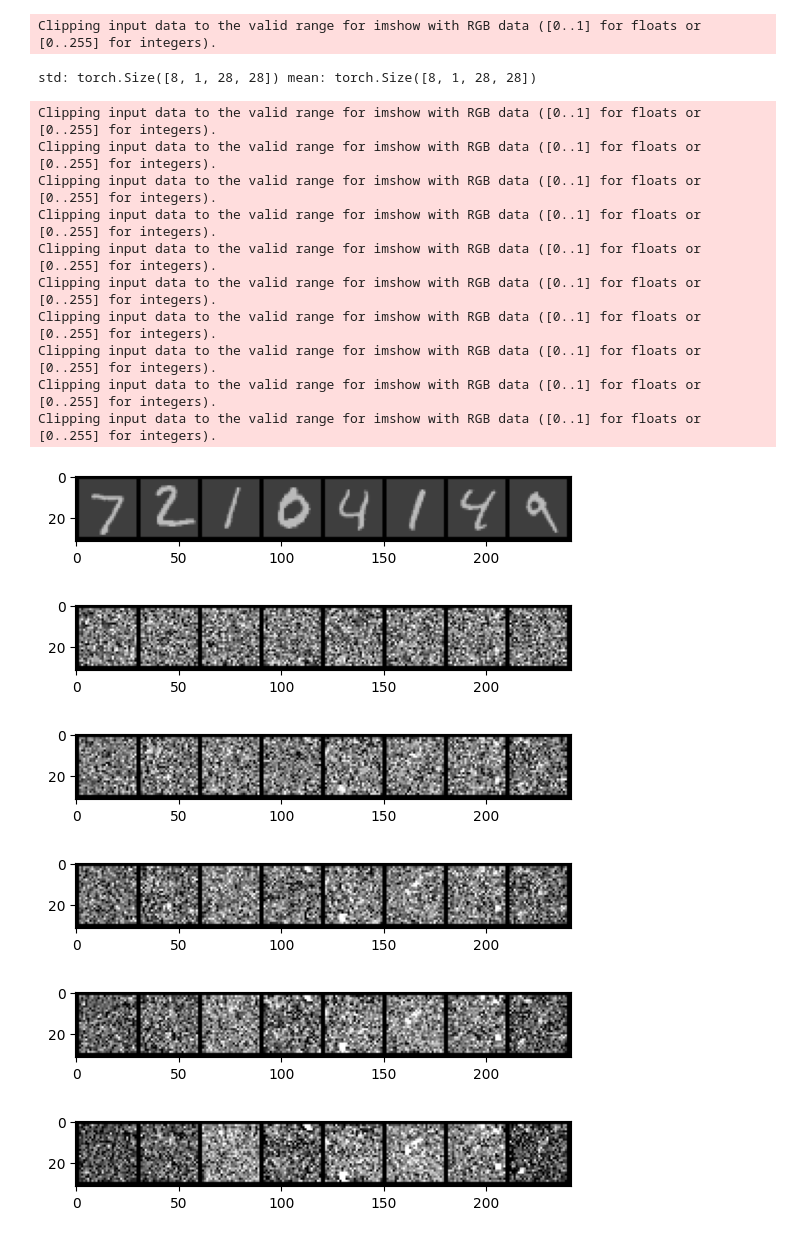
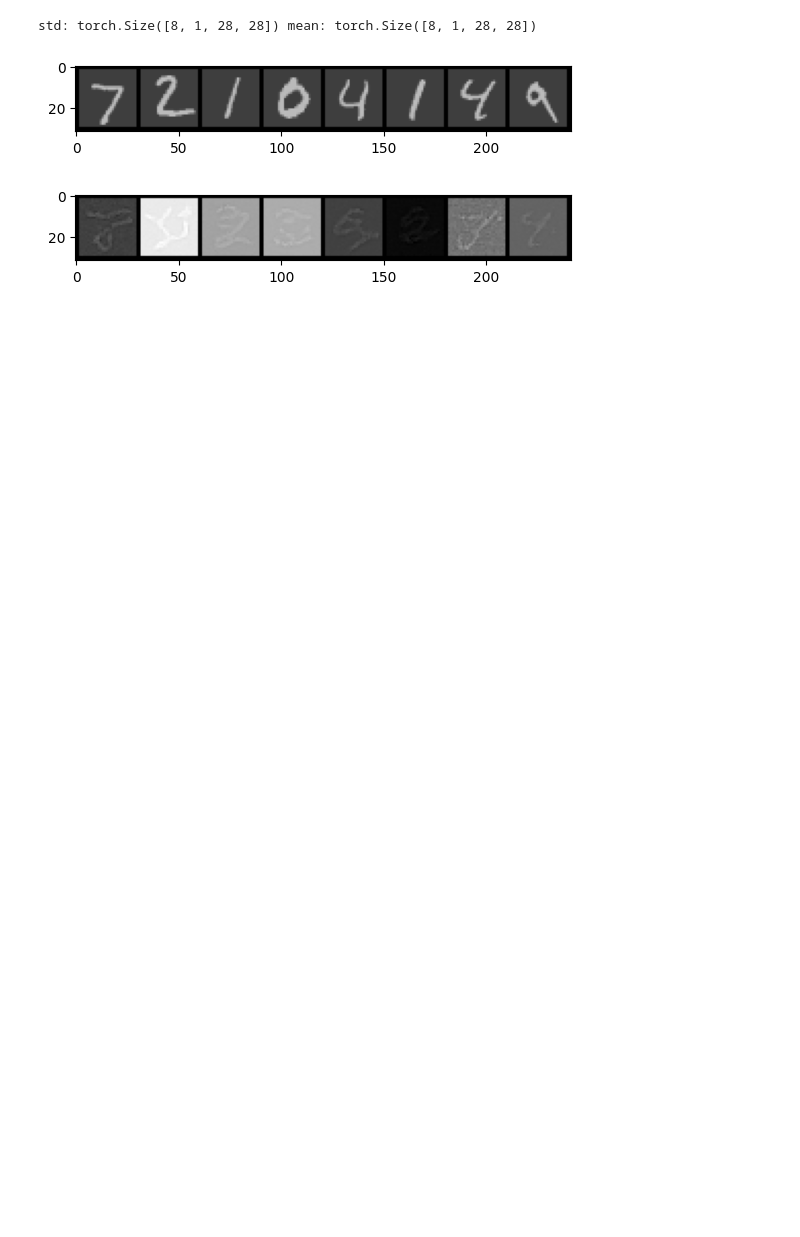
Before and after one commit to kobikelemen/diffusion-model, a Jupyter notebook: diffusion_model.ipynb, the cells around one changed output. Cells and saved outputs as stored; diff of their text form; code cells hidden in the pictures; blank space fills up the shorter version.

```diff
--- a/diffusion_model.ipynb
+++ b/diffusion_model.ipynb
@@ -293,10 +293,21 @@ def sample_diffusion_model(model, timesteps, min_beta, max_beta, batch_size, xt=
             z = torch.zeros((batch_size,1,28,28))
         epsilon_pred = model(xt,torch.full((batch_size,),t))
         xt = (xt - epsilon_pred*(1-at)/sqrt(1-at_hat)) / sqrt(at) + sigma_t*z
-        if t % 100 == 0 or t == 1:
+        # if t % 100 == 0 or t == 1:
+        if t == 1:
             xt_ = xt
-            xt_ = make_grid(denorm(xt_), nrow=8, padding=2, normalize=False,
+            # TODO: trying to solve xt_ way bigger than range 0-1
+            # xt_ -= xt_.min(1, keepdim=True)[0]
+            # xt_ /= xt_.max(1, keepdim=True)[0]
+            min_val = xt_.min()
+            max_val = xt_.max()
+            xt_ = (xt_ - min_val) / (max_val - min_val)
+            # xt_ = denorm(xt_)
+
+            xt_ = make_grid(xt_, nrow=8, padding=2, normalize=False,
                                 value_range=None, scale_each=False, pad_value=0)
+            # xt_ = make_grid(denorm(xt_), nrow=8, padding=2, normalize=False,
+            #                     value_range=None, scale_each=False, pad_value=0)
             plt.figure()
             show(xt_)
     return xt
@@ -334,49 +345,34 @@ def sample_simple_diffusion_model(model):
     # max_beta = 0.02
     min_beta = 0.01
     max_beta = 0.01
     transform = transforms.Compose([transforms.ToTensor(), transforms.Lambda(lambda x: (x - 0.5) * 2)])
     test_dat = datasets.MNIST(data_path, train=False, transform=transform)
     loader_test = DataLoader(test_dat, batch_size, shuffle=False)
     sample_inputs, _ = next(iter(loader_test))
     fixed_input = sample_inputs[0:32, :, :, :]
     img = make_grid(denorm(fixed_input), nrow=8, padding=2, normalize=False,
                     value_range=None, scale_each=False, pad_value=0)
     plt.figure()
     show(img)
     plt.savefig('/home/kk2720/dl/diffusion-model/plots/reference_mnist.jpeg')
     with torch.no_grad():
         xt = encode_img(sample_inputs, timesteps, min_beta, max_beta, batch_size)
 
-        recon_batch = sample_diffusion_model(model, timesteps, min_beta, max_beta, batch_size, xt)
+        recon_batch = sample_diffusion_model(model, timesteps, min_beta, max_beta, batch_size, None)
         recon_batch = recon_batch.cpu()
         # recon_batch = scale_output_for_plotting(recon_batch)
         # recon_batch = make_grid(denorm(recon_batch), nrow=8, padding=2, normalize=False,
         #                         value_range=None, scale_each=False, pad_value=0)
         # plt.figure()
         # show(recon_batch)
 
 
 if __name__ == "__main__":
-    model_path = '/home/kk2720/dl/diffusion-model/model/mnist_simple_diffusion9.pt'
+    model_path = '/home/kk2720/dl/diffusion-model/model/mnist_simple_diffusion10.pt'
     model = UNet(1000,100)
     model.load_state_dict(torch.load(model_path))
     sample_simple_diffusion_model(model)
 # %% [output]
-Clipping input data to the valid range for imshow with RGB data ([0..1] for floats or [0..255] for integers).
+std: torch.Size([8, 1, 28, 28]) mean: torch.Size([8, 1, 28, 28])
-std: torch.Size([8, 1, 28, 28]) mean: torch.Size([8, 1, 28, 28])
-Clipping input data to the valid range for imshow with RGB data ([0..1] for floats or [0..255] for integers).
-Clipping input data to the valid range for imshow with RGB data ([0..1] for floats or [0..255] for integers).
-Clipping input data to the valid range for imshow with RGB data ([0..1] for floats or [0..255] for integers).
-Clipping input data to the valid range for imshow with RGB data ([0..1] for floats or [0..255] for integers).
-Clipping input data to the valid range for imshow with RGB data ([0..1] for floats or [0..255] for integers).
-Clipping input data to the valid range for imshow with RGB data ([0..1] for floats or [0..255] for integers).
-Clipping input data to the valid range for imshow with RGB data ([0..1] for floats or [0..255] for integers).
-Clipping input data to the valid range for imshow with RGB data ([0..1] for floats or [0..255] for integers).
-Clipping input data to the valid range for imshow with RGB data ([0..1] for floats or [0..255] for integers).
-Clipping input data to the valid range for imshow with RGB data ([0..1] for floats or [0..255] for integers).
 [figure]
-[figure, old version]
+[figure, new version]
-[figure, removed]
-[figure, removed]
-[figure, removed]
-[figure, removed]
```
Also changed, not shown: parts of 1 cell of this notebook, 1 other file.
